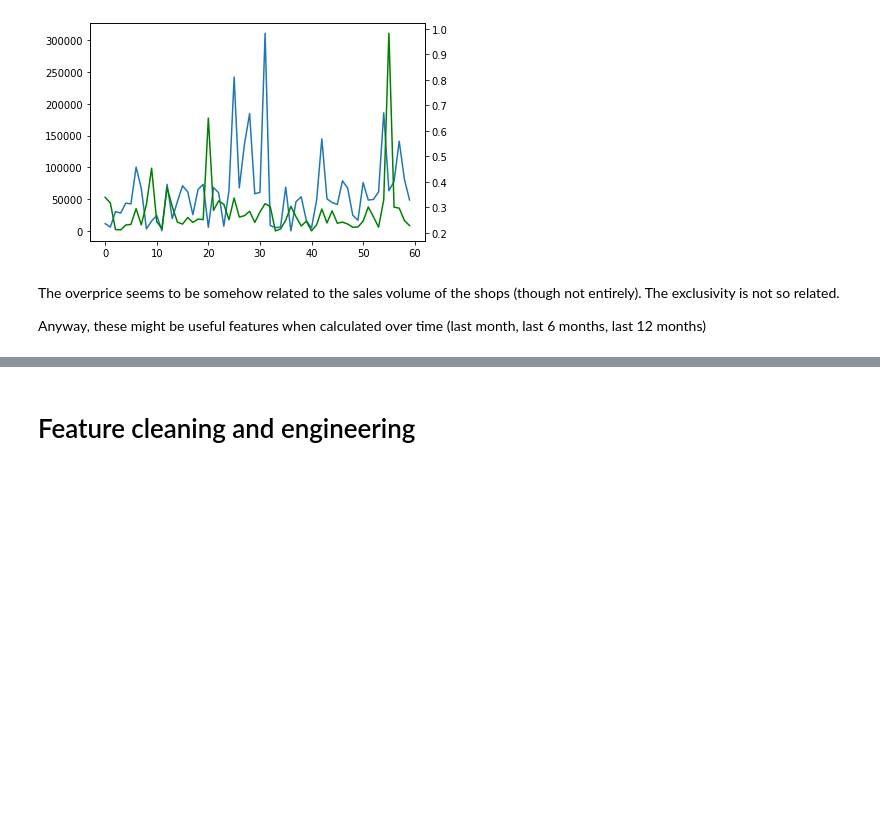
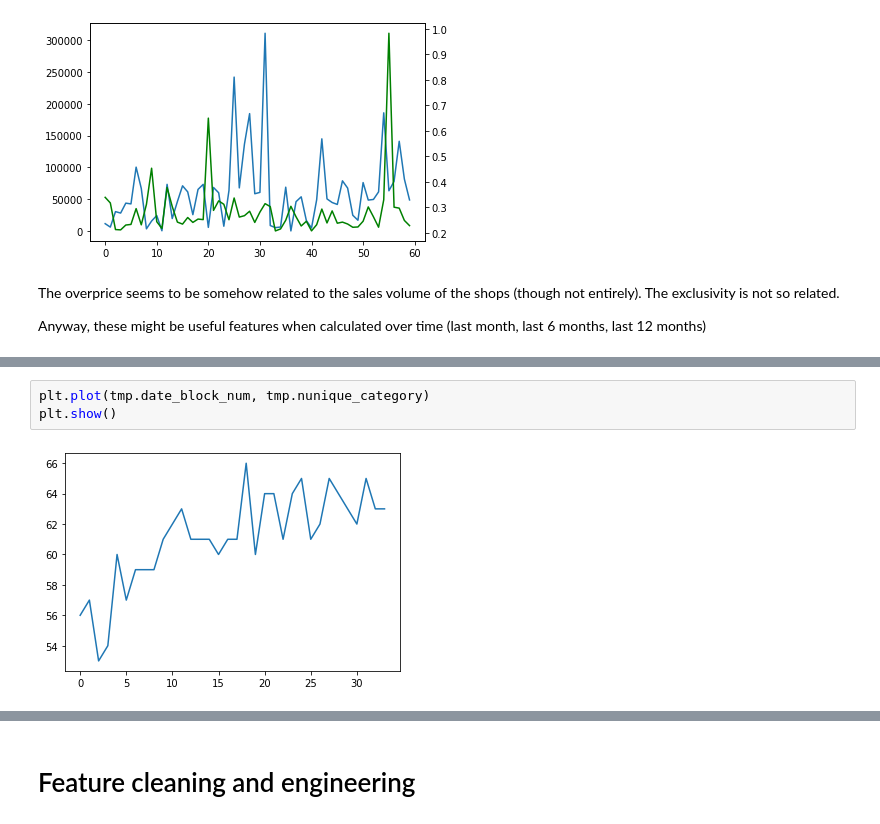
Before and after one commit to arcarrion/hsespecialization_course02, a Jupyter notebook: 02_eda.ipynb, the cells around one changed output, grey strips where cells are left out. Drawn from its saved outputs; the diff is of its cells as text; blank space fills up the shorter version.

```diff
--- a/02_eda.ipynb
+++ b/02_eda.ipynb
@@ -522,0 +532,5 @@ Anyway, these might be useful features when calculated over time (last month, la
+# %%
+plt.plot(tmp.date_block_num, tmp.nunique_category)
+plt.show()
+# %% [output]
+[figure, added]
```
Also changed, not shown: parts of 14 cells of this notebook.
